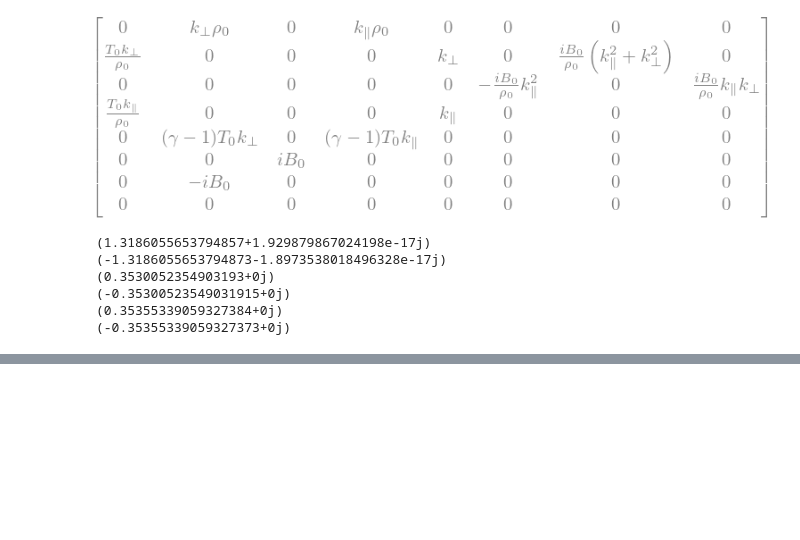
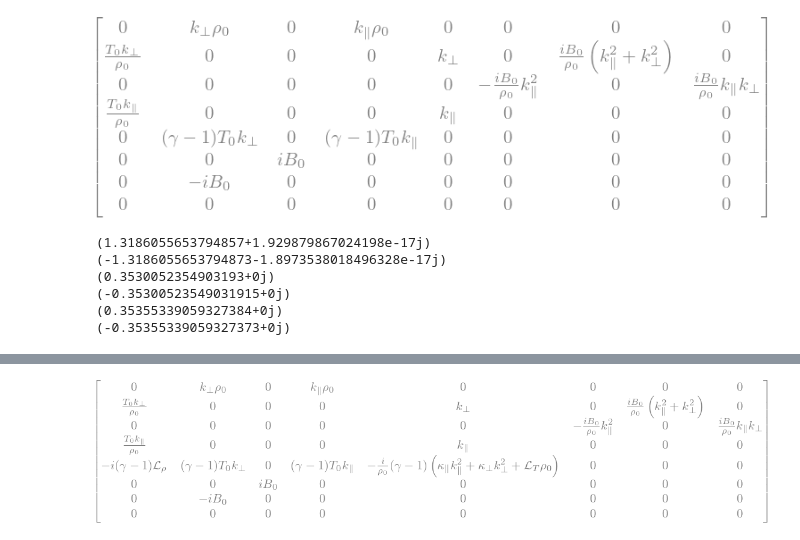
Before and after one commit to n-claes/phd-thesis, a Jupyter notebook: notebooks/homogeneous_evp.ipynb, the cells around one changed output, grey strips where cells are left out. Drawn from its saved outputs; the diff is of its cells as text; code cells hidden in the pictures; blank space fills up the shorter version.

```diff
--- a/notebooks/homogeneous_evp.ipynb
+++ b/notebooks/homogeneous_evp.ipynb
@@ -256,0 +291,25 @@ plt.show()
+# %%
+nad_matrix = sp.Matrix([
+  [0, k_perp * rho0, 0, k_para * rho0, 0, 0, 0, 0],
+  [T0 * k_perp / rho0, 0, 0, 0, k_perp, 0, sp.I * b0 / rho0 * (k_para**2+k_perp**2), 0],
+  [0, 0, 0, 0, 0, -sp.I * b0 * k_para**2 / rho0, 0, sp.I * b0 * k_para * k_perp / rho0],
+  [T0 * k_para / rho0, 0, 0, 0, k_para, 0, 0, 0],
+  [
+    -sp.I * gmone * Lrho,
+    gmone * T0 * k_perp,
+    0,
+    gmone * T0 * k_para,
+    -sp.I * gmone * (
+      kappa_para * k_para**2 + kappa_perp * k_perp**2 + rho0 * LT
+    ) / rho0,
+    0,
+    0,
+    0
+  ],
+  [0, 0, sp.I * b0, 0, 0, 0, 0, 0],
+  [0, -sp.I * b0, 0, 0, 0, 0, 0, 0],
+  [0, 0, 0, 0, 0, 0, 0, 0]
+])
+display(nad_matrix)
+# %% [output]
+[figure, added]
```
Also changed, not shown: parts of 5 cells of this notebook, 10 other files.
